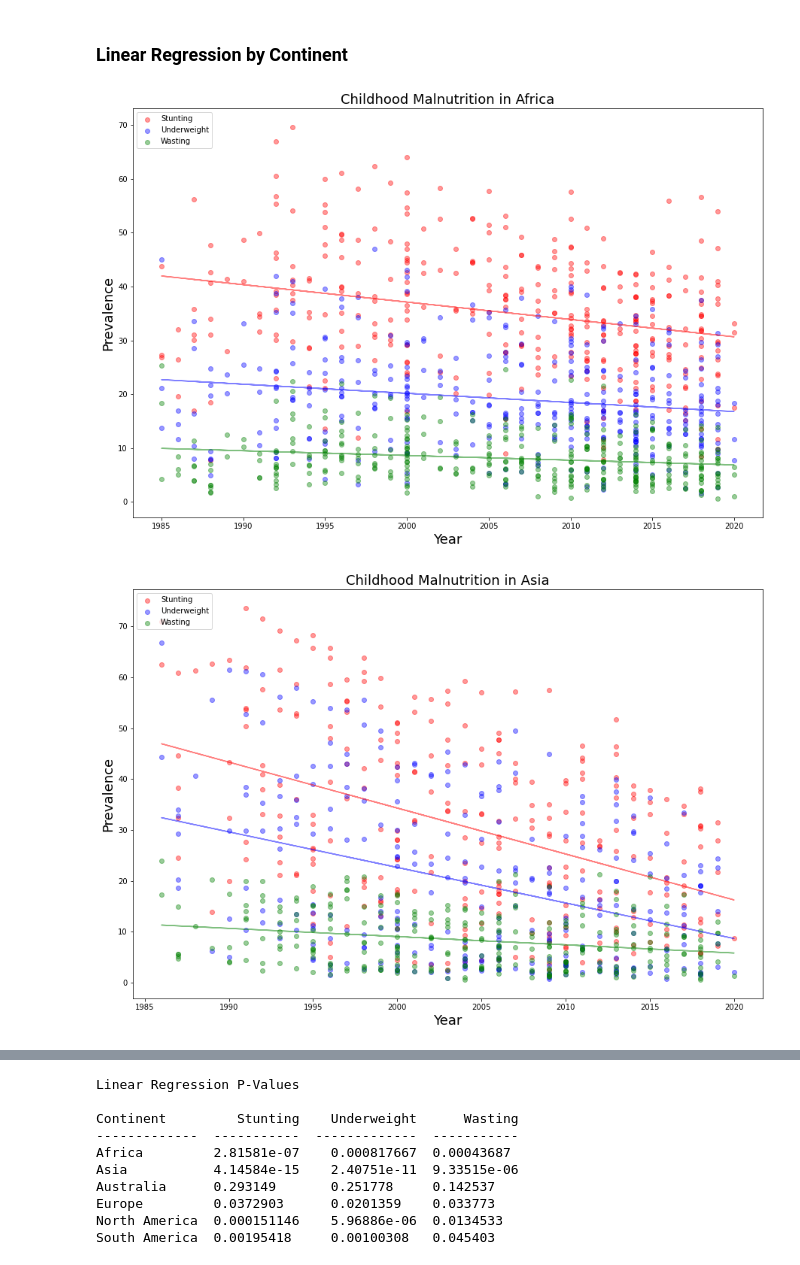
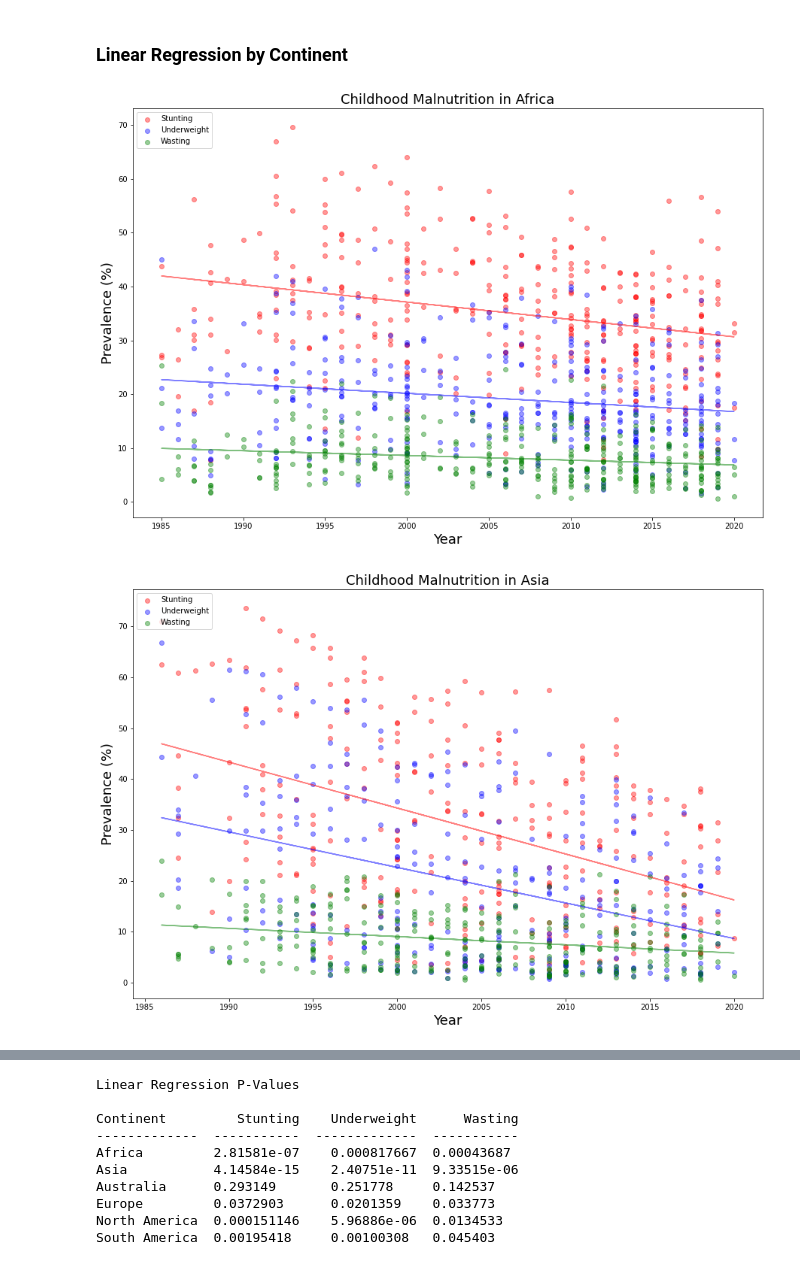
Before and after one commit to agrcapital/agrcapital.github.io, a Jupyter notebook: final_project_AMOL.ipynb, the cells around one changed output, grey strips where cells are left out. Cells and saved outputs as stored; diff of their text form; code cells hidden in the pictures.

```diff
--- a/final_project_AMOL.ipynb
+++ b/final_project_AMOL.ipynb
@@ -83,33 +83,33 @@ dfs = {}
 all_models = {}
 # Generating subset dataframes for each continent
 for cont in continents:
     dfs[cont] = df.loc[df['Continent'] == cont].copy()
 
 # Creating linear regression models for each continent
 for cont in continents:
     models = []
     for target in targets:
         X = np.array(dfs[cont]['Year'])
         y = np.array(dfs[cont][target])
         model = stats.linregress(X, y)
         # Returns slope, intercept, r-value, p-value, stderr
         dfs[cont].loc[:, 'Predicted_' + target] = model[0] * X + model[1]
         models.append(model)
     all_models[cont] = models
 
 # Plotting the results
 colors = ['red', 'blue', 'green']
 color_map = dict(zip(targets, colors))
 for cont in continents:
     fig = plt.figure(figsize=(15, 10))
     for target in targets:
         plt.scatter(dfs[cont]['Year'], dfs[cont][target], c=color_map[target], label=target, alpha=0.4)
         plt.plot(dfs[cont]['Year'], dfs[cont]['Predicted_' + target], c=color_map[target], alpha=0.5)
     plt.xlabel("Year", size=18)
-    plt.ylabel("Prevalence", size=18)
+    plt.ylabel("Prevalence (%)", size=18)
     plt.title("Childhood Malnutrition in " + cont, size=18)
     plt.legend(loc='upper left')
     fig.show()
 # %% [output]
-[figure, old version]
+[figure, new version]
-[figure, old version]
+[figure, new version]
```
Also changed, not shown: parts of 7 cells of this notebook.
